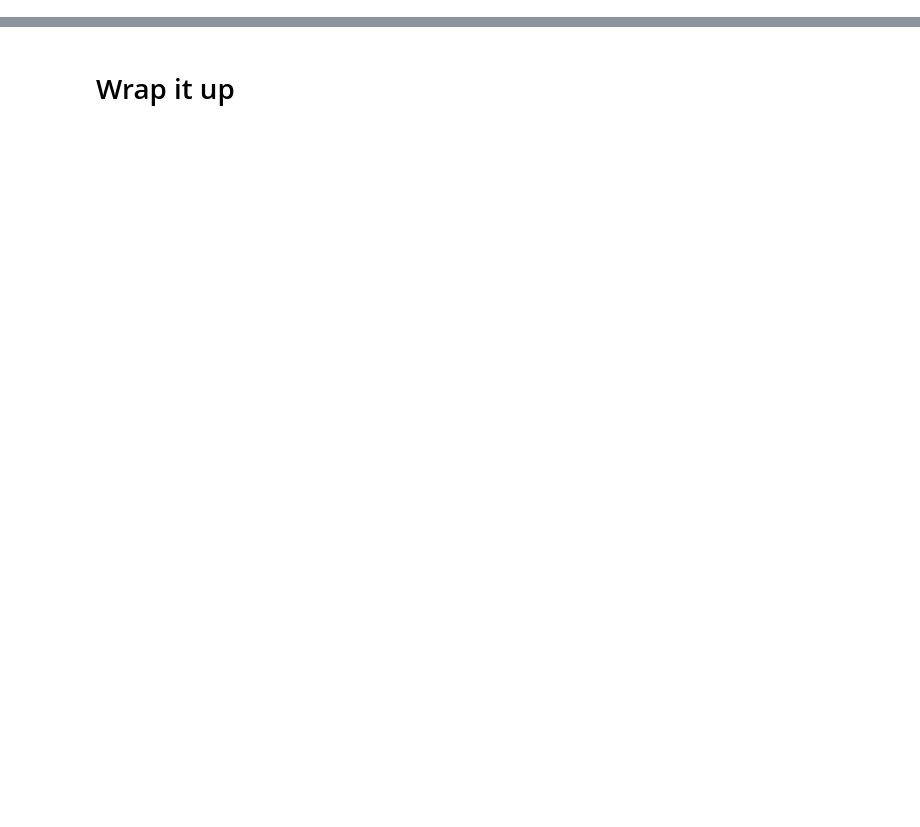
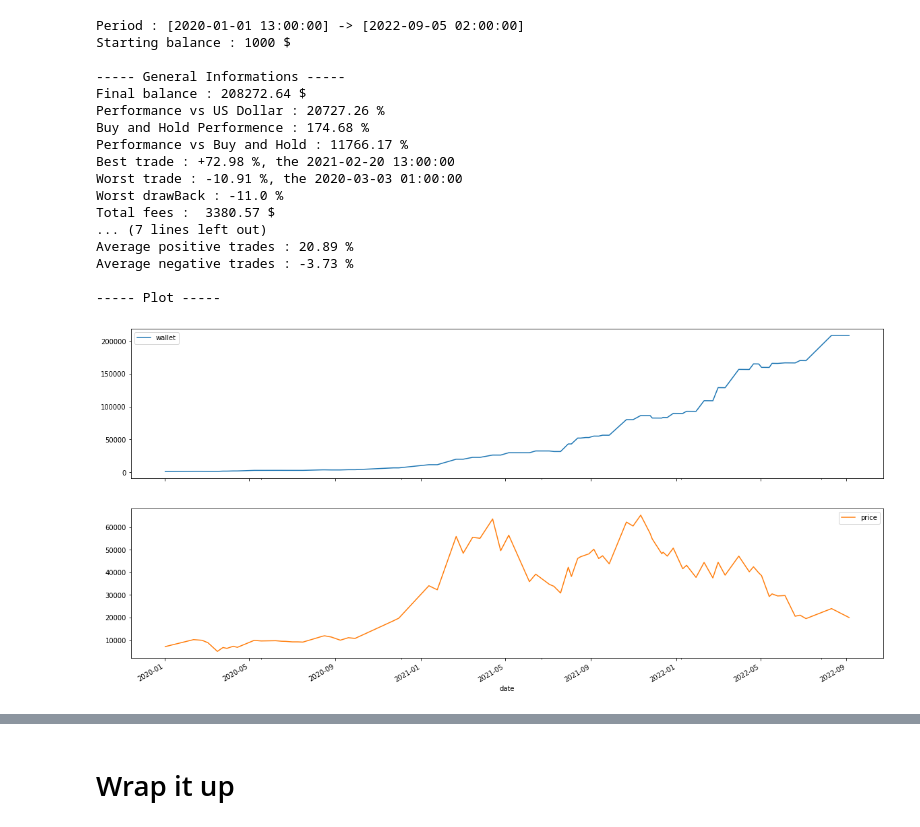
Before and after one commit to webclinic017/Trading-sandbox, a Jupyter notebook: 26_EMD.ipynb, the cells around one changed output, grey strips where cells are left out. Cells and saved outputs as stored; diff of their text form; code cells hidden in the pictures; blank space fills up the shorter version.

```diff
--- a/26_EMD.ipynb
+++ b/26_EMD.ipynb
@@ -27,9 +27,8 @@ def emd(signal):
 
     return imfs
 # %%
-
-SYMBOL= 'MATIC'
-df = loadFromDB(f'../backtest_tools/database/database/Binance/1h/{SYMBOL}-USDT.csv').iloc[-2500:]
+SYMBOL= 'BTC'
+df = loadFromDB(f'./data/12h/{SYMBOL}-USDT.csv')#.iloc[-2500:]
 #df["EMA20"] = ema_indicator(df["Close"], 20)
 df.dropna(inplace=True)
 print(df.shape)
@@ -89,11 +103,30 @@ df.dropna(inplace=True)
 # %%
 def buyCondition(row:pd.Series, previous_row:pd.Series=None)->bool:
     return True if row.deterministic_component_diff>0 else False
 
 def sellCondition(row:pd.Series, previous_row:pd.Series=None)->bool:
     return True if row.deterministic_component_diff<0 else False
 
-strategyTester(df.iloc[:len(df)-1500],buyCondition,sellCondition,equity=1000)
+strategyTester(df,buyCondition,sellCondition,equity=1000)
+# %% [output]
+Period : [2020-01-01 13:00:00] -> [2022-09-05 02:00:00]
+Starting balance : 1000 $
+
+----- General Informations -----
+Final balance : 208272.64 $
+Performance vs US Dollar : 20727.26 %
+Buy and Hold Performence : 174.68 %
+Performance vs Buy and Hold : 11766.17 %
+Best trade : +72.98 %, the 2021-02-20 13:00:00
+Worst trade : -10.91 %, the 2020-03-03 01:00:00
+Worst drawBack : -11.0 %
+Total fees :  3380.57 $
+... (7 lines left out)
+Average positive trades : 20.89 %
+Average negative trades : -3.73 %
+
+----- Plot -----
+[figure, added]
 # %%
 from bokeh.plotting import figure
 from bokeh.io import push_notebook,show, output_notebook
```
Also changed, not shown: parts of 9 cells of this notebook.
